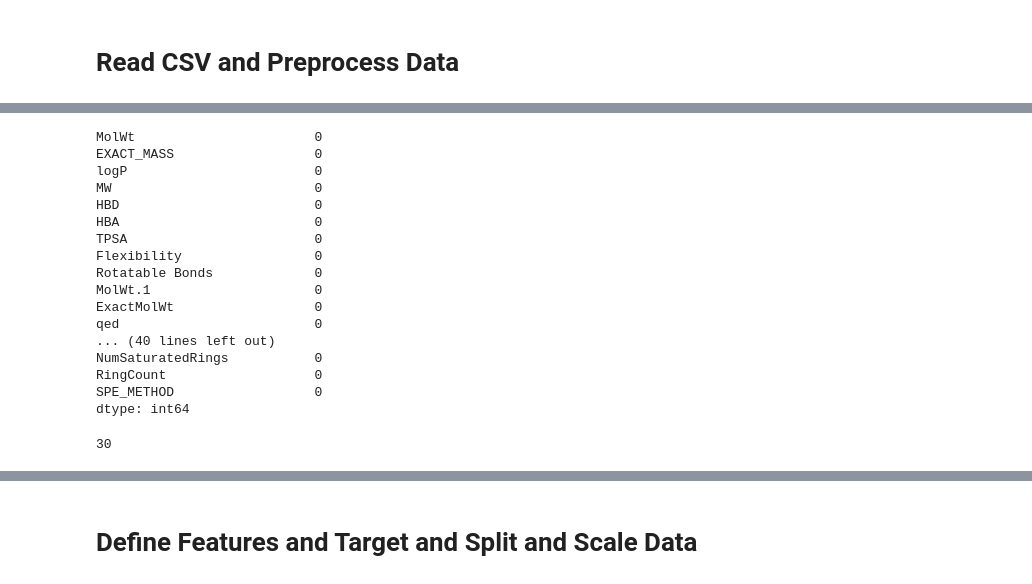
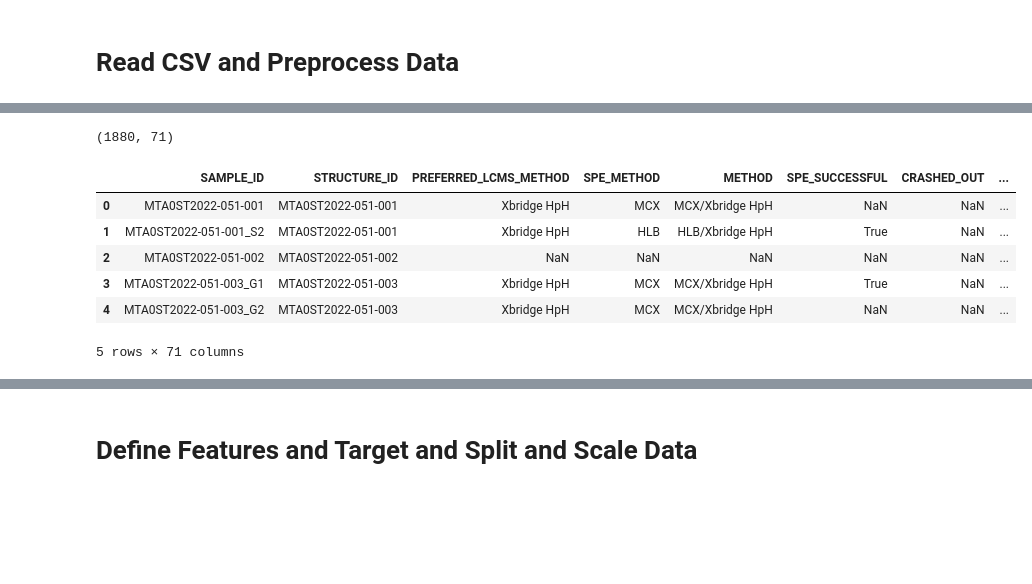
Before and after one commit to jenamis/final-project, a Jupyter notebook: MachineLearning/ML_model_testing.ipynb, the cells around one changed output, grey strips where cells are left out. Drawn from its saved outputs; the diff is of its cells as text; code cells hidden in the pictures; blank space fills up the shorter version.

```diff
--- a/MachineLearning/ML_model_testing.ipynb
+++ b/MachineLearning/ML_model_testing.ipynb
@@ -34,0 +54,14 @@ df.head()
+# %%
+# Merge structures and outcomes DFs into single DF for ML
+df = pd.merge(outcomes_df, structures_df, on = ["STRUCTURE_ID"])
+print(df.shape)
+df.head()
+# %% [output]
+(1880, 71)
+|  | SAMPLE_ID | STRUCTURE_ID | PREFERRED_LCMS_METHOD | SPE_METHOD | METHOD | SPE_SUCCESSFUL | CRASHED_OUT | ... |
+| 0 | MTA0ST2022-051-001 | MTA0ST2022-051-001 | Xbridge HpH | MCX | MCX/Xbridge HpH | NaN | NaN | ... |
+| 1 | MTA0ST2022-051-001_S2 | MTA0ST2022-051-001 | Xbridge HpH | HLB | HLB/Xbridge HpH | True | NaN | ... |
+| 2 | MTA0ST2022-051-002 | MTA0ST2022-051-002 | NaN | NaN | NaN | NaN | NaN | ... |
+| 3 | MTA0ST2022-051-003_G1 | MTA0ST2022-051-003 | Xbridge HpH | MCX | MCX/Xbridge HpH | True | NaN | ... |
+| 4 | MTA0ST2022-051-003_G2 | MTA0ST2022-051-003 | Xbridge HpH | MCX | MCX/Xbridge HpH | NaN | NaN | ... |
+5 rows × 71 columns
@@ -35,27 +71,7 @@ df.head()
 # %%
-# Check for null values
-df.isnull().sum()
+# # Check for null values
+# dict(df.isnull().sum())
-# %% [output]
-MolWt                       0
-EXACT_MASS                  0
-logP                        0
-MW                          0
-HBD                         0
-HBA                         0
-TPSA                        0
-Flexibility                 0
-Rotatable Bonds             0
-MolWt.1                     0
-ExactMolWt                  0
-qed                         0
-... (40 lines left out)
-NumSaturatedRings           0
-RingCount                   0
-SPE_METHOD                  0
-dtype: int64
 # %%
-# Check for duplicates
-df.duplicated().sum()
+# # Check for duplicates
+# df.duplicated().sum()
-# %% [output]
-30
 # %%
```
Also changed, not shown: parts of 57 cells of this notebook, 1 other file.
